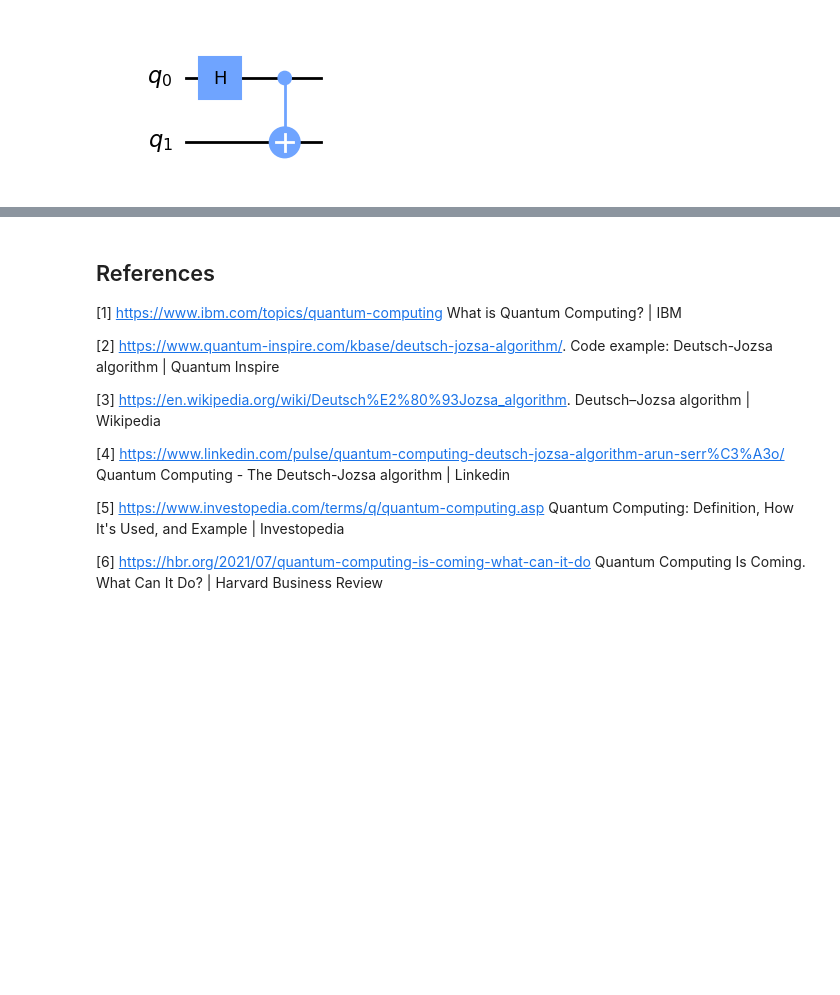
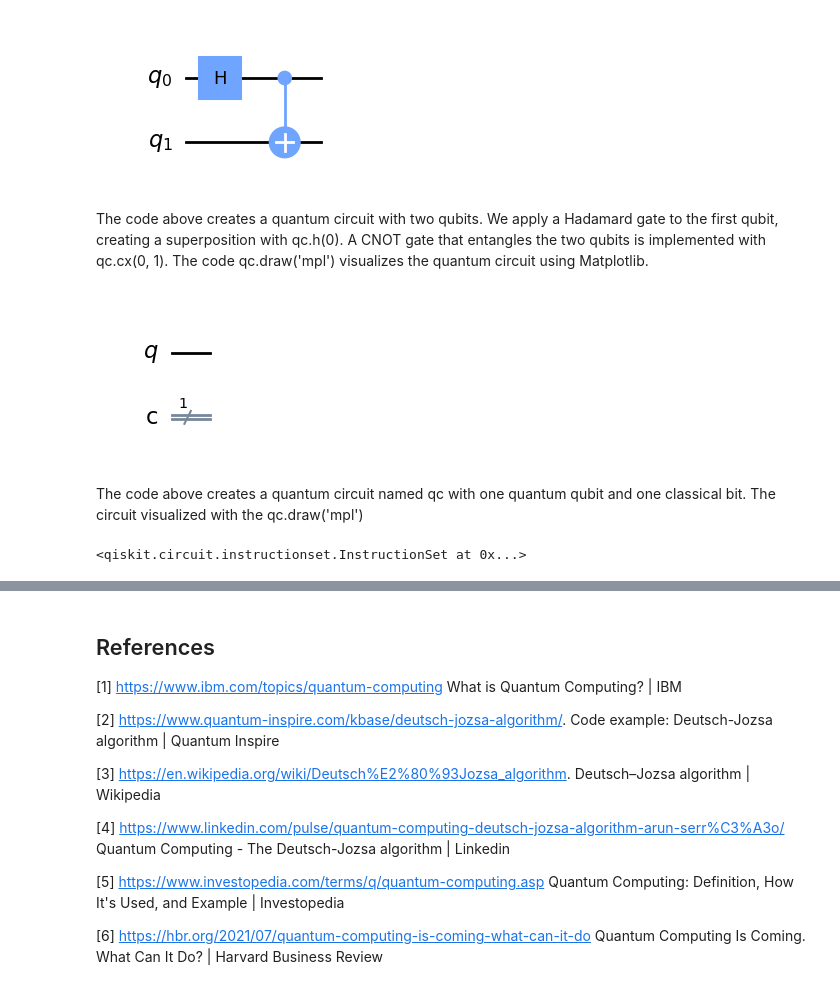
Before and after one commit to davidamankwah/Emerging_Technology, a Jupyter notebook: notebooks/project.ipynb, the cells around one changed output, grey strips where cells are left out. Drawn from its saved outputs; the diff is of its cells as text; code cells hidden in the pictures; blank space fills up the shorter version.

Commit message:
Qiskit and Quantumn Circuits

```diff
--- a/notebooks/project.ipynb
+++ b/notebooks/project.ipynb
@@ -52,3 +52,22 @@ qc.cx(0, 1)
 qc.draw('mpl')
 # %% [output]
 [figure]
+# %% [markdown]
+The code above creates a quantum circuit with two qubits. We apply a Hadamard gate to the first qubit, creating a superposition with
+qc.h(0). A CNOT gate that entangles the two qubits is implemented with qc.cx(0, 1). The code qc.draw('mpl') visualizes the quantum circuit using Matplotlib.
+# %%
+import qiskit
+
+qc = qiskit.QuantumCircuit(1,1)
+
+qc
+
+qc.draw('mpl')
+# %% [output]
+[figure, added]
+# %% [markdown]
+The code above creates a quantum circuit named qc with one quantum qubit and one classical bit. The circuit  visualized with the qc.draw('mpl')
+# %%
+qc.measure(0, 0)
+# %% [output]
+<qiskit.circuit.instructionset.InstructionSet at 0x...>
```
Also changed, not shown: parts of 6 cells of this notebook, 1 other file.
